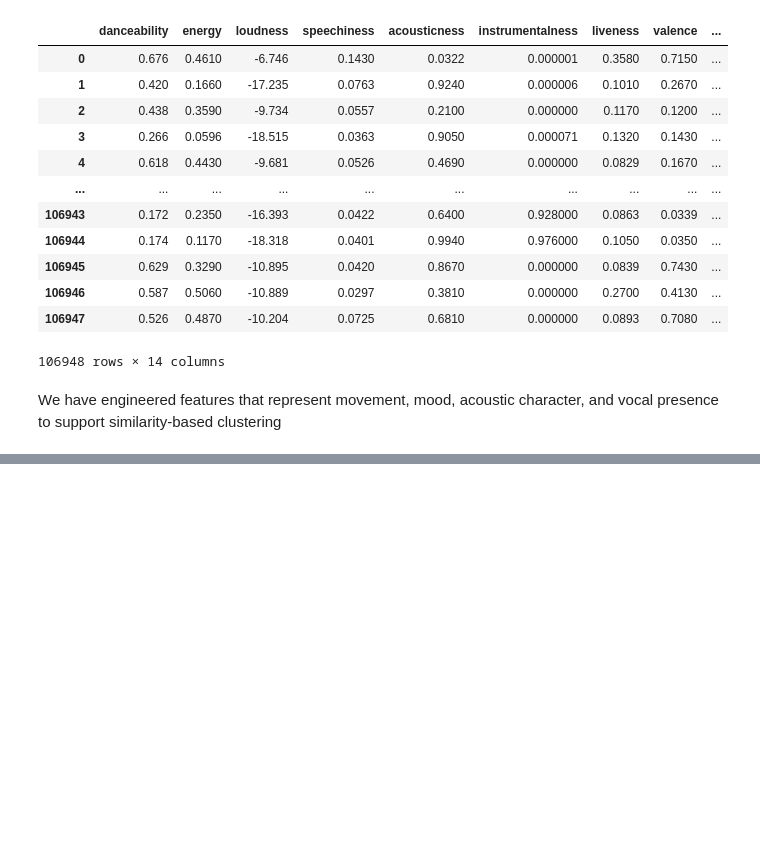
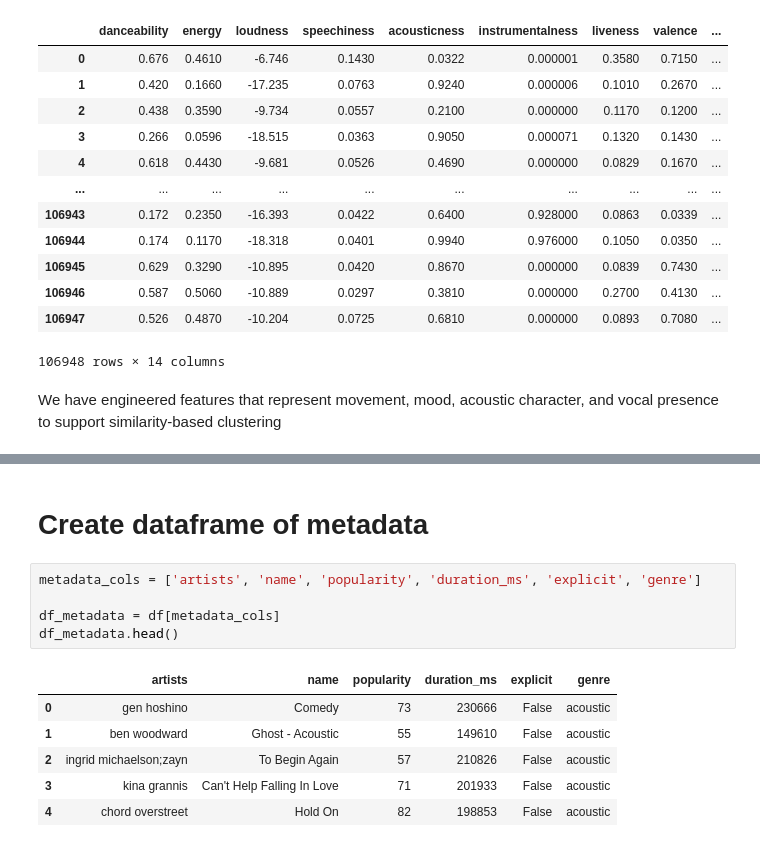
Before and after one commit to ali-khurshid/Spotify_Tracks, a Jupyter notebook: notebooks/03_feature_engineering.ipynb, the cells around one changed output, grey strips where cells are left out. Saved outputs shown, nothing was run; the diff lists cells and outputs as text; blank space fills up the shorter version.

```diff
--- a/notebooks/03_feature_engineering.ipynb
+++ b/notebooks/03_feature_engineering.ipynb
@@ -131,0 +144,14 @@ We have engineered features that represent movement, mood, acoustic character, a
+# %% [markdown]
+# Create dataframe of metadata
+# %%
+metadata_cols = ['artists', 'name', 'popularity', 'duration_ms', 'explicit', 'genre']
+
+df_metadata = df[metadata_cols]
+df_metadata.head()
+# %% [output]
+|  | artists | name | popularity | duration_ms | explicit | genre |
+| 0 | gen hoshino | Comedy | 73 | 230666 | False | acoustic |
+| 1 | ben woodward | Ghost - Acoustic | 55 | 149610 | False | acoustic |
+| 2 | ingrid michaelson;zayn | To Begin Again | 57 | 210826 | False | acoustic |
+| 3 | kina grannis | Can't Help Falling In Love | 71 | 201933 | False | acoustic |
+| 4 | chord overstreet | Hold On | 82 | 198853 | False | acoustic |
```
Also changed, not shown: parts of 1 cell of this notebook.
